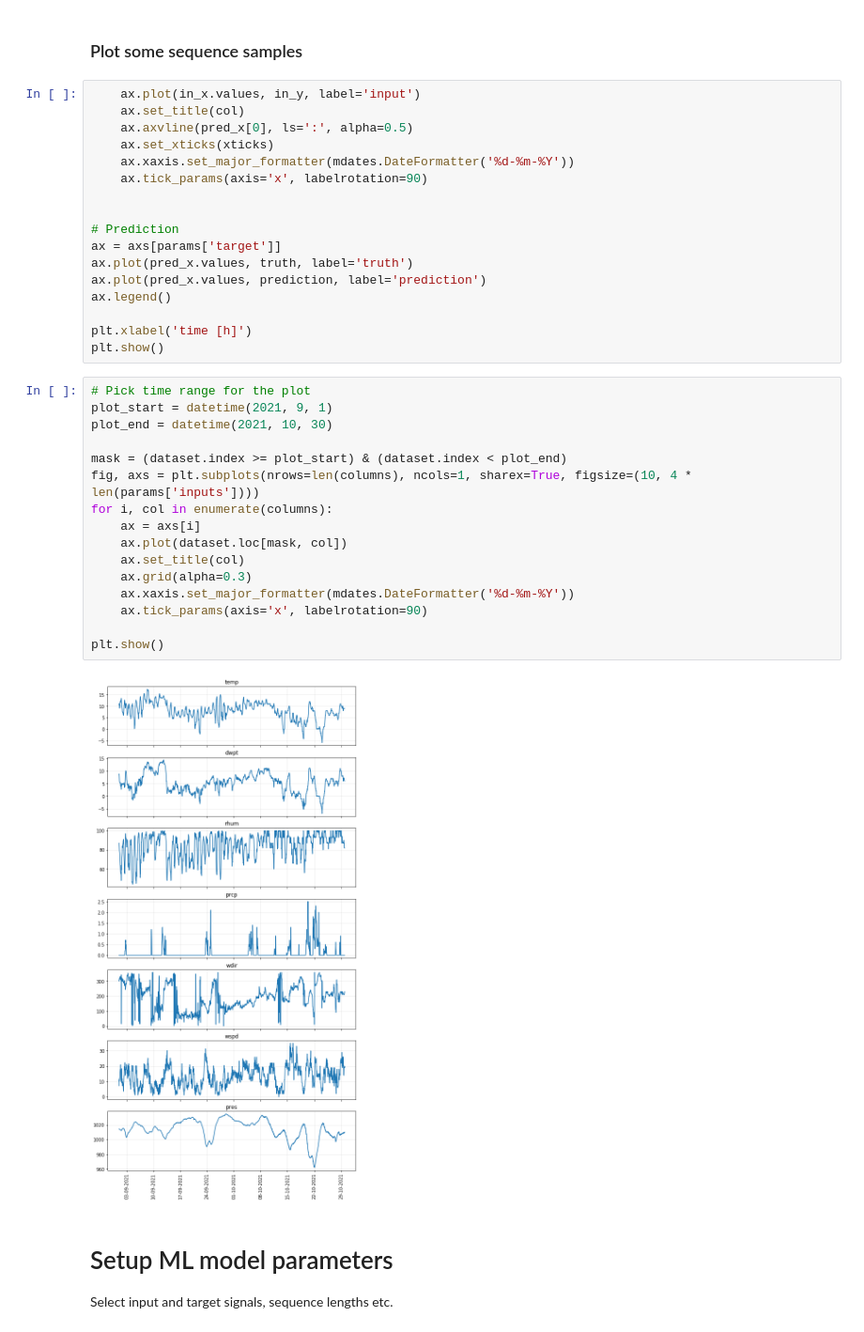
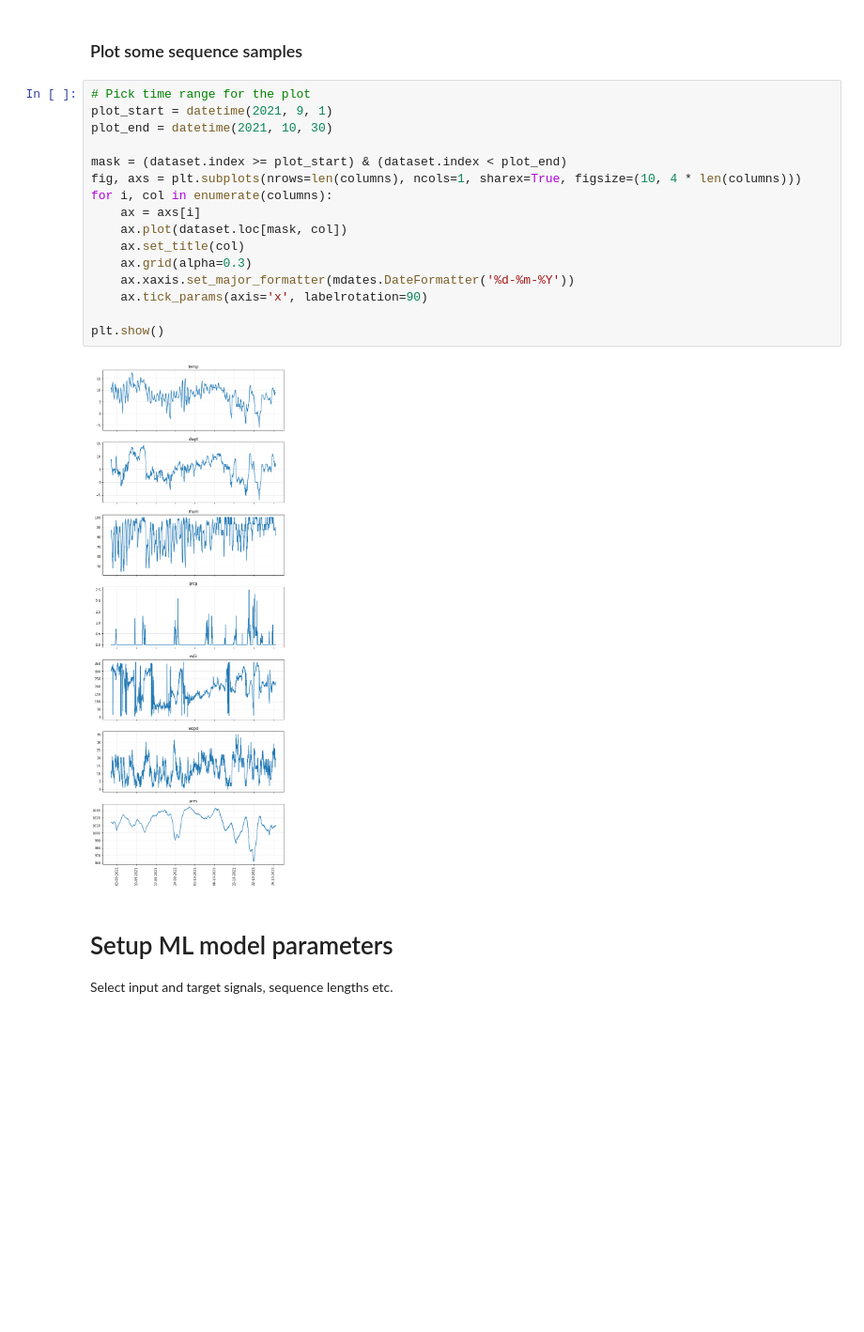
Before and after one commit to Kursula/ML_toy_problems, a Jupyter notebook: Timeseries_prediction_MLP.ipynb, the cells around one changed output. Shown at 94% size. Saved outputs shown, nothing was run; the diff lists cells and outputs as text; blank space fills up the shorter version.

```diff
--- a/Timeseries_prediction_MLP.ipynb
+++ b/Timeseries_prediction_MLP.ipynb
@@ -139,41 +139,24 @@ for col in columns:
 [figure]
 # %% [markdown]
 ### Plot some sequence samples
-# %%
-    ax.plot(in_x.values, in_y, label='input')
-    ax.set_title(col)
-    ax.axvline(pred_x[0], ls=':', alpha=0.5)
-    ax.set_xticks(xticks)
-    ax.xaxis.set_major_formatter(mdates.DateFormatter('%d-%m-%Y'))
-    ax.tick_params(axis='x', labelrotation=90)
-
-
-# Prediction
-ax = axs[params['target']]
-ax.plot(pred_x.values, truth, label='truth')
-ax.plot(pred_x.values, prediction, label='prediction')
-ax.legend()
-
-plt.xlabel('time [h]')
-plt.show()
 # %%
 # Pick time range for the plot
 plot_start = datetime(2021, 9, 1)
 plot_end = datetime(2021, 10, 30)
 
 mask = (dataset.index >= plot_start) & (dataset.index < plot_end)
-fig, axs = plt.subplots(nrows=len(columns), ncols=1, sharex=True, figsize=(10, 4 * len(params['inputs'])))
+fig, axs = plt.subplots(nrows=len(columns), ncols=1, sharex=True, figsize=(10, 4 * len(columns)))
 for i, col in enumerate(columns):
     ax = axs[i]
     ax.plot(dataset.loc[mask, col])
     ax.set_title(col)
     ax.grid(alpha=0.3)
     ax.xaxis.set_major_formatter(mdates.DateFormatter('%d-%m-%Y'))
     ax.tick_params(axis='x', labelrotation=90)
 
 plt.show()
 # %% [output]
-[figure, old version]
+[figure, new version]
 # %% [markdown]
 # Setup ML model parameters
 Select input and target signals, sequence lengths etc.
```
Also changed, not shown: parts of 10 cells of this notebook.
